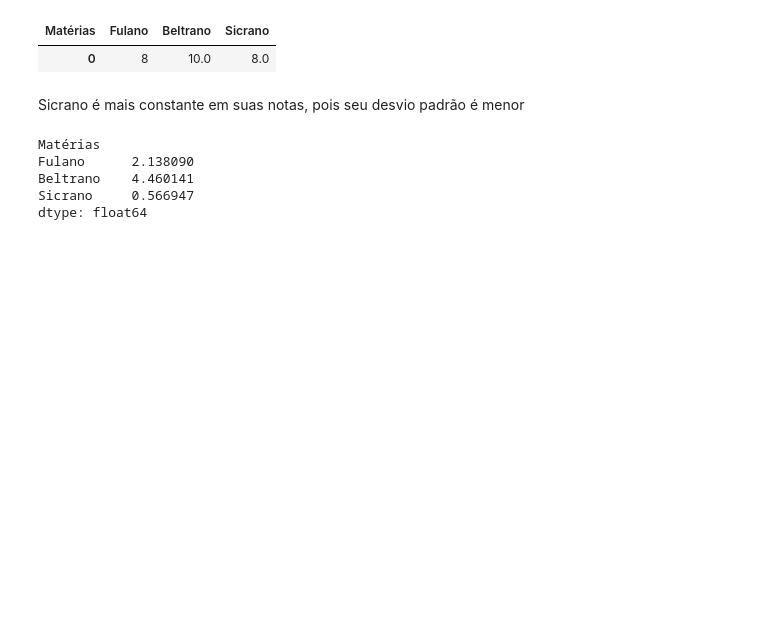
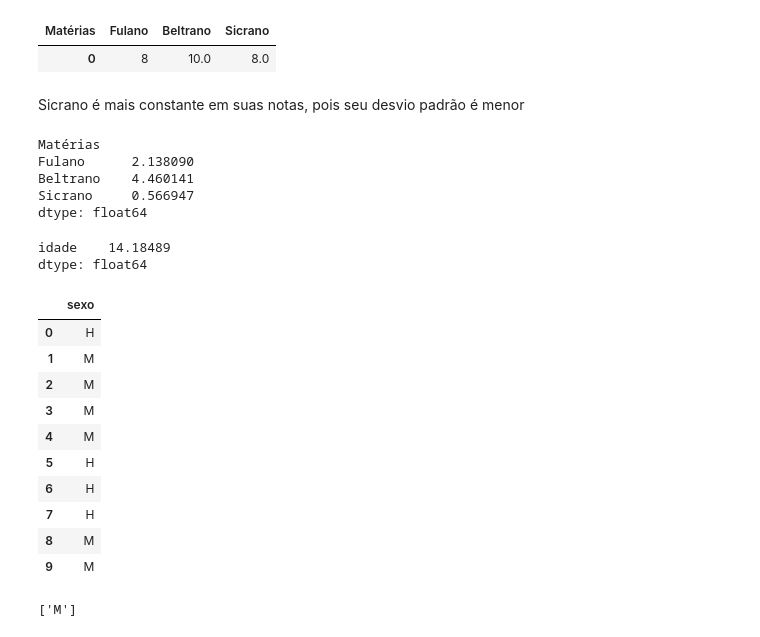
Before and after one commit to ViFLara/Statistics-and-Machine-Learning, a Jupyter notebook: Curso_de_Estatística_Parte_1.ipynb, the cells around one changed output. Cells and saved outputs as stored; diff of their text form; code cells hidden in the pictures; blank space fills up the shorter version.

```diff
--- a/Curso_de_Estatística_Parte_1.ipynb
+++ b/Curso_de_Estatística_Parte_1.ipynb
@@ -1181,3 +1181,29 @@ Fulano      2.138090
 Beltrano    4.460141
 Sicrano     0.566947
 dtype: float64
+# %%
+dataset = pd.DataFrame({'sexo': ['H','M','M','M','M','H','H','H','M','M'], 'idade': [53,72,54,27,30,40,58,32,44,51]})
+dataset.std()
+# %% [output]
+idade    14.18489
+dtype: float64
+# %%
+genero = dataset[['sexo']] #dataframe
+genero
+# %% [output]
+|  | sexo |
+| 0 | H |
+| 1 | M |
+| 2 | M |
+| 3 | M |
+| 4 | M |
+| 5 | H |
+| 6 | H |
+| 7 | H |
+| 8 | M |
+| 9 | M |
+# %%
+lista_mulheres = ['M']
+lista_mulheres
+# %% [output]
+['M']
```
Also changed, not shown: parts of 3 cells of this notebook.
